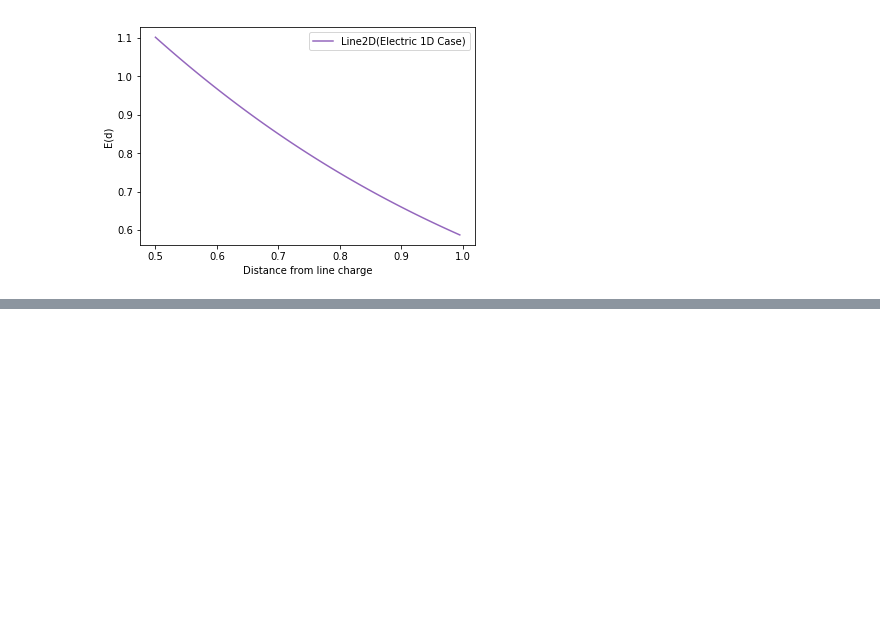
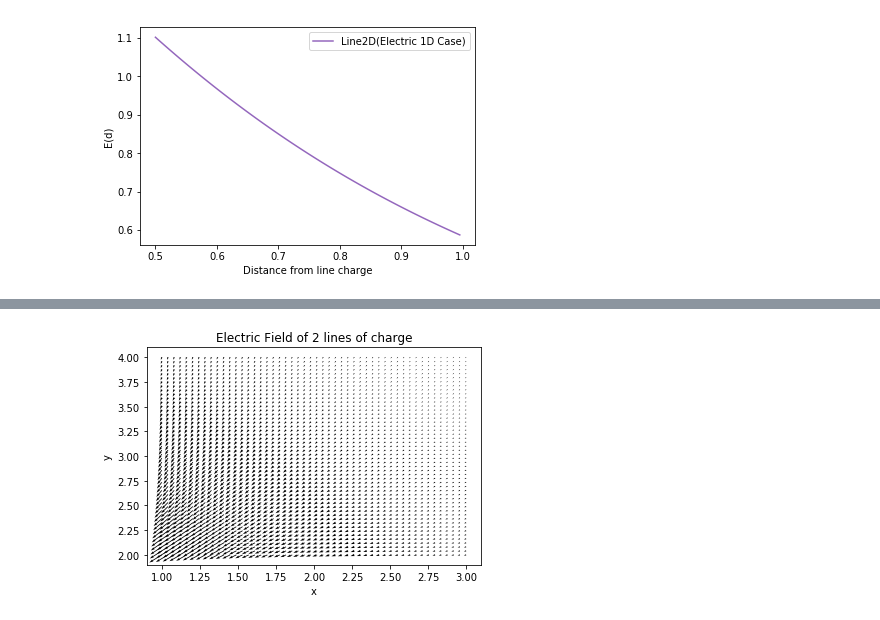
Before and after one commit to Phys7321/hw02-integrations-Littlelujy, a Jupyter notebook: Python/HW02.ipynb, the cells around one changed output, grey strips where cells are left out. Saved outputs shown, nothing was run; the diff lists cells and outputs as text; code cells hidden in the pictures; blank space fills up the shorter version.

```diff
--- a/Python/HW02.ipynb
+++ b/Python/HW02.ipynb
@@ -94,0 +100,9 @@ plt.show()
+# %%
+Gx, Gy = np.gradient(vtotal)
+plt.quiver(X,Y,Gy,Gx)
+plt.title('Electric Field of 2 lines of charge')
+plt.xlabel('x')
+plt.ylabel('y')
+plt.show()
+# %% [output]
+[figure, added]
```
Also changed, not shown: parts of 7 cells of this notebook.
